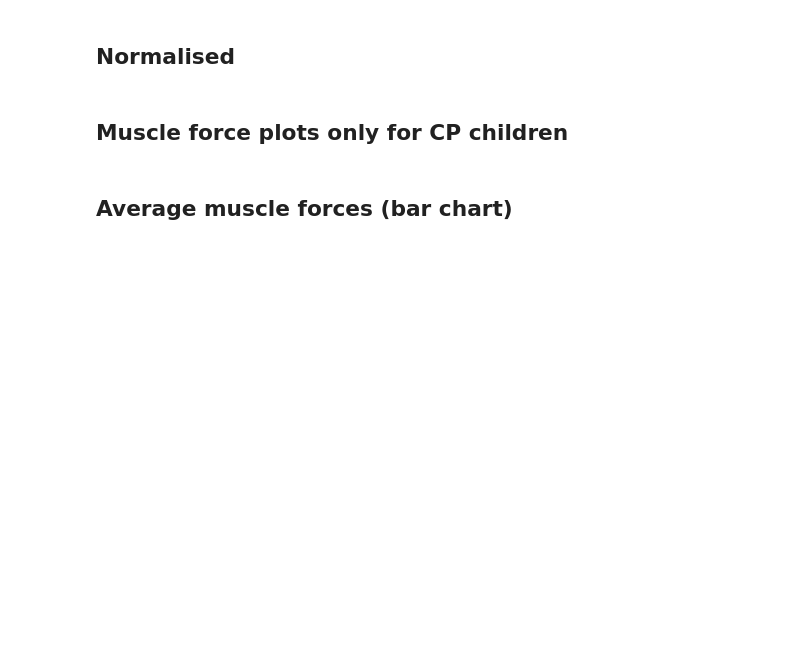
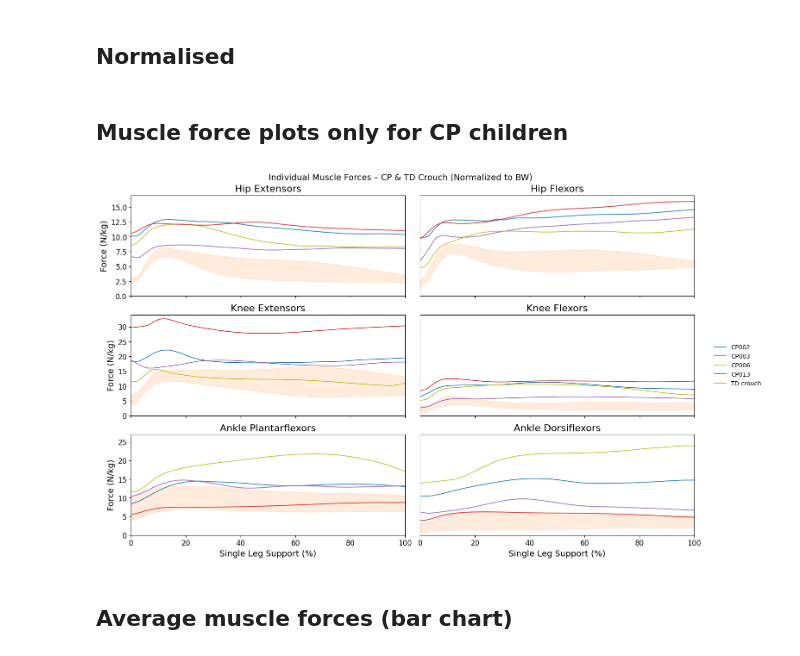
Before and after one commit to Vasilisa98/Cerebral-Palsy-Project, a Jupyter notebook: code/step_by_step_analysis.ipynb, the cells around one changed output. Saved outputs shown, nothing was run; the diff lists cells and outputs as text; code cells hidden in the pictures; blank space fills up the shorter version.

```diff
--- a/code/step_by_step_analysis.ipynb
+++ b/code/step_by_step_analysis.ipynb
@@ -3699,26 +3733,26 @@ plt.show()
 # %%
 cp_subjects      = ['PC002', 'PC003', 'PC006', 'PC013']
 td_subjects      = ['TD006', 'TD013', 'TD017', 'TD021', 'TD023', 'TD026']
-td_crouch_trials = ['crouch1_r1','crouch2_r1','crouch3_r1']
-
+td_crouch_trials = ['crouch1_r1', 'crouch2_r1', 'crouch3_r1']
 
 # average TD mass
 td_mass = np.mean([bodymass[s] for s in td_subjects])
 
 # LOAD
 
-all_trials = []   # list of (subject, data_dict)
-td_crouch_trials_data = []  # list of data_dict only
+all_trials = []                # list of (subject, data_dict)
+td_crouch_trials_data = []     # list of data_dict only
 
 # CP subjects
 for sub in cp_subjects:
-    if sub=='PC006':
+    if sub == 'PC006':
         trials, mg = ['trial2_l1'], muscle_groups_left
     else:
         trials, mg = cp_trials, muscle_groups
     for tr in trials:
-        fp = simulations_dir/sub/tr/'ceinms'/'execution'/'MuscleForces.sto'
-        if not fp.exists(): continue
+        fp = simulations_dir / sub / tr / 'ceinms' / 'execution' / 'MuscleForces.sto'
+        if not fp.exists():
+            continue
         df = load_sto(fp)
         d = {}
         for grp, cols in mg.items():
@@ -3730,8 +3764,9 @@ for sub in cp_subjects:
 # TD crouch
 for sub in td_subjects:
     for tr in td_crouch_trials:
-        fp = simulations_dir/sub/tr/'ceinms'/'execution'/'MuscleForces.sto'
-        if not fp.exists(): continue
+        fp = simulations_dir / sub / tr / 'ceinms' / 'execution' / 'MuscleForces.sto'
+        if not fp.exists():
+            continue
         df = load_sto(fp)
         d = {}
         for grp, cols in muscle_groups.items():
@@ -3743,68 +3778,80 @@ for sub in td_subjects:
 
 # PLOTTING (normalised to BW)
 
-colors = {'PC002':'tab:blue','PC003':'tab:purple','PC006':'tab:olive','PC013':'tab:red'}
+plt.rcParams.update({
+    'font.size': 14,              # overall font
+    'axes.titlesize': 16,         # subplot titles
+    'axes.labelsize': 14,         # axis labels
+    'xtick.labelsize': 12,        # x–axis gait % numbers
+    'ytick.labelsize': 12,        # y–axis numbers
+    'legend.fontsize': 10,        # legend text
+    'lines.linewidth': 1.2,       # thinner lines
+})
+colors = {'PC002': 'tab:blue', 'PC003': 'tab:purple', 'PC006': 'tab:olive', 'PC013': 'tab:red'}
 groups = list(muscle_groups.keys())
-cols, rows = 2, (len(groups)+1)//2
-fig, axes = plt.subplots(rows, cols, figsize=(14,3*rows), constrained_layout=True)
+cols, rows = 2, (len(groups) + 1) // 2
+fig, axes = plt.subplots(rows, cols, figsize=(14, 3 * rows), constrained_layout=True)
 axes = axes.flatten()
 legend_labels = {}
 
-for idx,(grp_r, grp_l) in enumerate(zip(muscle_groups.keys(), muscle_groups_left.keys())):
+for idx, (grp_r, grp_l) in enumerate(zip(muscle_groups.keys(), muscle_groups_left.keys())):
     ax = axes[idx]
     # CP individuals (normalised by each child's BW)
     for sub, d in all_trials:
-        key = grp_l if sub=='PC006' else grp_r
-        if key not in d: continue
-        ts = d[key].mean(axis=1)/bodymass[sub]
-        x  = np.linspace(0,100,len(ts))
-        lbl= sub if sub not in legend_labels else None
-        ln = ax.plot(x,ts,color=colors[sub],label=lbl)[0]
-        legend_labels[sub] = colors[sub]
-    # TD crouch mean+CI (normalised by average TD BW)
-    series_list = [d[grp_r].mean(axis=1)/td_mass for d in td_crouch_trials_data if grp_r in d]
+        key = grp_l if sub == 'PC006' else grp_r
+        if key not in d:
+            continue
+        ts = d[key].mean(axis=1) / bodymass[sub]
+        x = np.linspace(0, 100, len(ts))
+        lbl = sub.replace('PC', 'CP') if sub not in legend_labels else None
+        ax.plot(x, ts, color=colors[sub], label=lbl)
+        legend_labels[sub.replace('PC', 'CP')] = colors[sub]
+
+    # TD crouch shaded CI only
+    series_list = [d[grp_r].mean(axis=1) / td_mass for d in td_crouch_trials_data if grp_r in d]
     if series_list:
-        dfc = pd.concat(series_list,axis=1)
-        m   = dfc.mean(axis=1)
-        ci  = 1.96*(dfc.std(axis=1)/np.sqrt(dfc.shape[1]))
-        x   = np.linspace(0,100,len(m))
-        ax.fill_between(x, m-ci, m+ci, color='tab:orange',alpha=0.15)
-        ln = ax.plot(x,m, color='tab:orange',label='TD crouch mean')[0]
+        dfc = pd.concat(series_list, axis=1)
+        m = dfc.mean(axis=1)
+        ci = 1.96 * (dfc.std(axis=1) / np.sqrt(dfc.shape[1]))
+        x = np.linspace(0, 100, len(m))
+        ax.fill_between(x, m - ci, m + ci, color='tab:orange', alpha=0.15)
         legend_labels['TD crouch'] = 'tab:orange'
 
-    # y‑limits and labels
+    # y-limits and labels
     if 'hip' in grp_r:
-        ax.set_ylim(0,17)
+        ax.set_ylim(0, 17)
     elif 'knee' in grp_r:
-        ax.set_ylim(0,34)
+        ax.set_ylim(0, 34)
     else:
-        ax.set_ylim(0,27)
+        ax.set_ylim(0, 27)
 
     if grp_r in ('hip_flexors', 'knee_flexors', 'ankle_dorsiflexors'):
         ax.set_yticks([])
         ax.set_yticklabels([])
 
-    ax.set_xlim(0,100)
-    ax.set_title(grp_r.replace('_',' ').title())
+    ax.set_xlim(0, 100)
+    ax.set_title(grp_r.replace('_', ' ').title())
     if 'ankle' in grp_r:
         ax.set_xlabel("Single Leg Support (%)")
     else:
         ax.set_xticklabels([])
-    if grp_r in ('hip_extensors','ankle_plantarflexors', 'knee_extensors'):
+    if grp_r in ('hip_extensors', 'ankle_plantarflexors', 'knee_extensors'):
         ax.set_ylabel("Force (N/kg)")
 
-
 # hide extras
-for i in range(len(groups),len(axes)):
+for i in range(len(groups), len(axes)):
     fig.delaxes(axes[i])
 
-# legend back in the plantarflexors plot
-handles = [plt.Line2D([0],[0],color=clr,lw=2) for lbl,clr in legend_labels.items()]
-labels  = list(legend_labels.keys())
-fig.legend(handles, labels, loc='center left', bbox_to_anchor=(1.01,0.5), frameon=False)
+# shared legend on the right
+from matplotlib.lines import Line2D
+handles = [Line2D([0], [0], color=clr, lw=1.2) for lbl, clr in legend_labels.items()]
+labels = list(legend_labels.keys())
+fig.legend(handles, labels, loc='center left', bbox_to_anchor=(1.01, 0.5), frameon=False, fontsize=10)
 
-fig.suptitle("Individual Muscle Forces – CP & TD Crouch (Normalised to BW)", fontsize=16)
+fig.suptitle("Individual Muscle Forces – CP & TD Crouch (Normalized to BW)", fontsize=14)
 plt.show()
+# %% [output]
+[figure, added]
 # %% [markdown]
 ## Average muscle forces (bar chart)
 # %%
```
Also changed, not shown: parts of 8 cells of this notebook, 5 other files.
